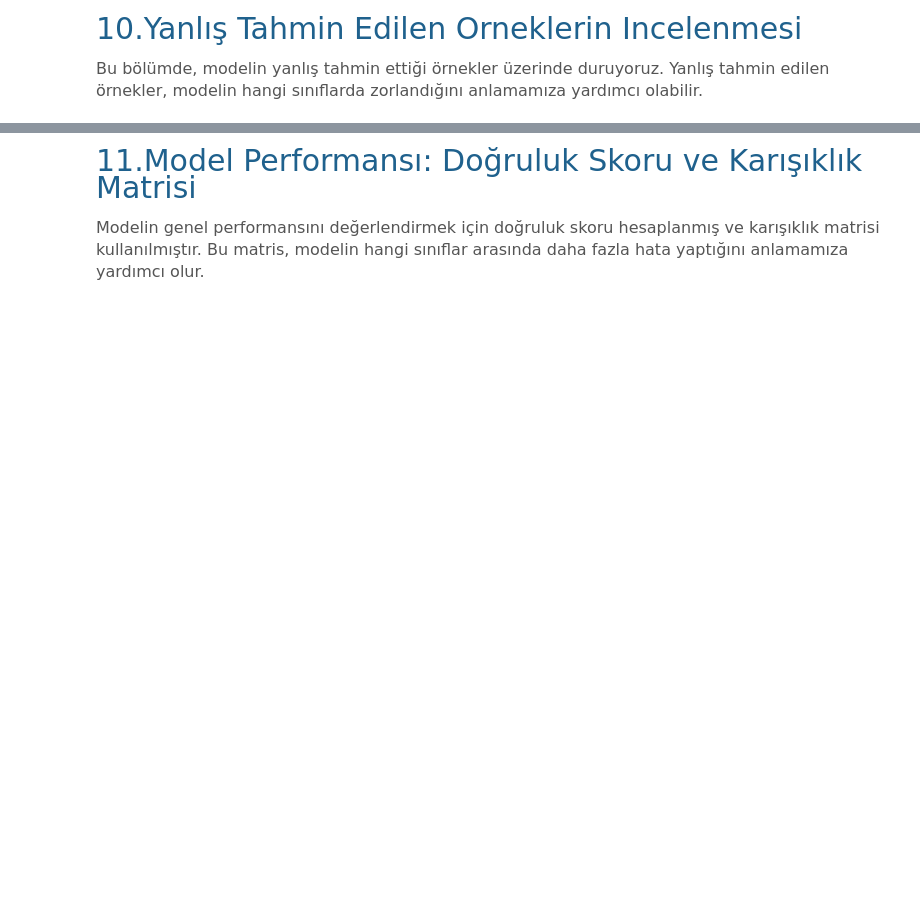
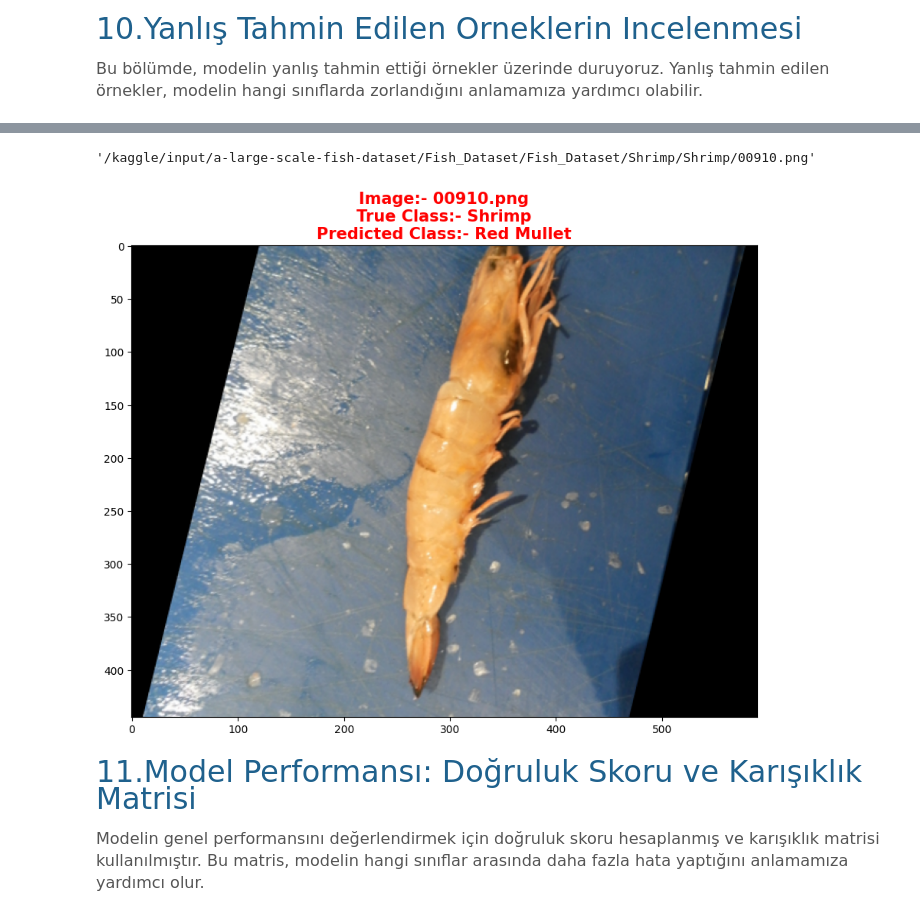
Before and after one commit to kileci/ANN-CLASSIFICATION-, a Jupyter notebook: deep-learning-project.ipynb, the cells around one changed output, grey strips where cells are left out. Cells and saved outputs as stored; diff of their text form; code cells hidden in the pictures; blank space fills up the shorter version.

Commit message:
Kaggle Notebook | Deep Learning Project | Version 4

```diff
--- a/deep-learning-project.ipynb
+++ b/deep-learning-project.ipynb
@@ -236,13 +315,17 @@ pred_df[pred_df['label']!=pred_df['pred']]
 # %%
-pred_df.path[1696]
+pred_df.path[1620]
+# %% [output]
+'/kaggle/input/a-large-scale-fish-dataset/Fish_Dataset/Fish_Dataset/Shrimp/Shrimp/00910.png'
 # %%
 plt.figure(figsize=(15,8))
-plt.imshow(plt.imread(pred_df.path[1696]))
-title1 = pred_df.path[1696].split('/')[-2]
-title2 = pred_df.path[1696].split('/')[-1]
-title3 = pred_df.pred[1696]
+plt.imshow(plt.imread(pred_df.path[1620]))
+title1 = pred_df.path[1620].split('/')[-2]
+title2 = pred_df.path[1620].split('/')[-1]
+title3 = pred_df.pred[1620]
 plt.title(f'Image:- {title2}\nTrue Class:- {title1}\nPredicted Class:- {title3}', color = 'r', weight = 'bold', fontsize = 15)
 plt.show()
+# %% [output]
+[figure, added]
 # %% [markdown]
 <span style="color:#1F618D; font-size:30px;">11.Model Performansı: Doğruluk Skoru ve Karışıklık Matrisi</span>
 
```
Also changed, not shown: parts of 11 cells of this notebook.
